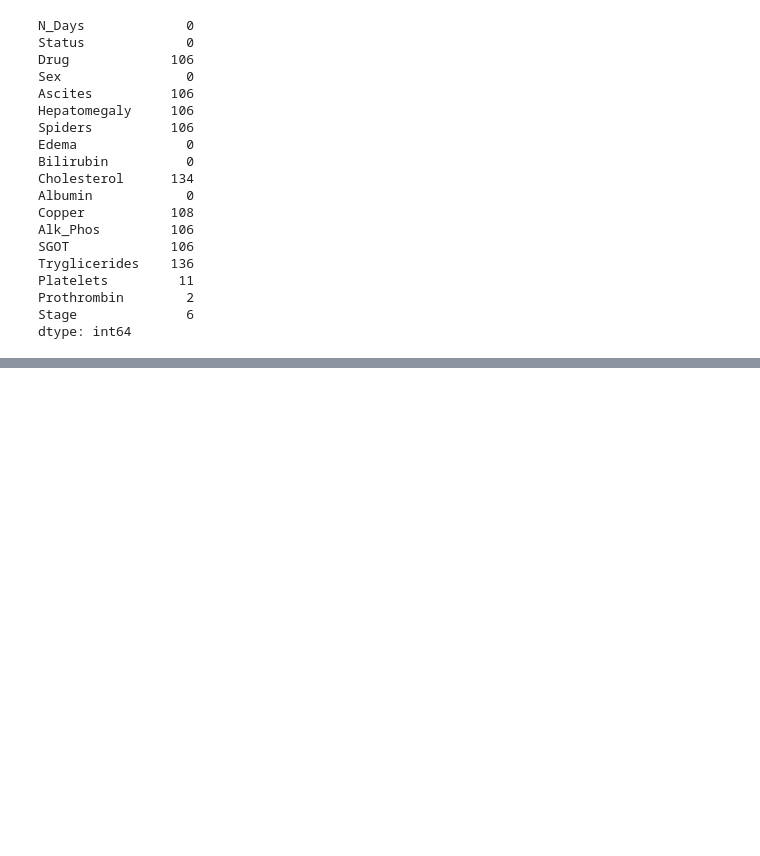
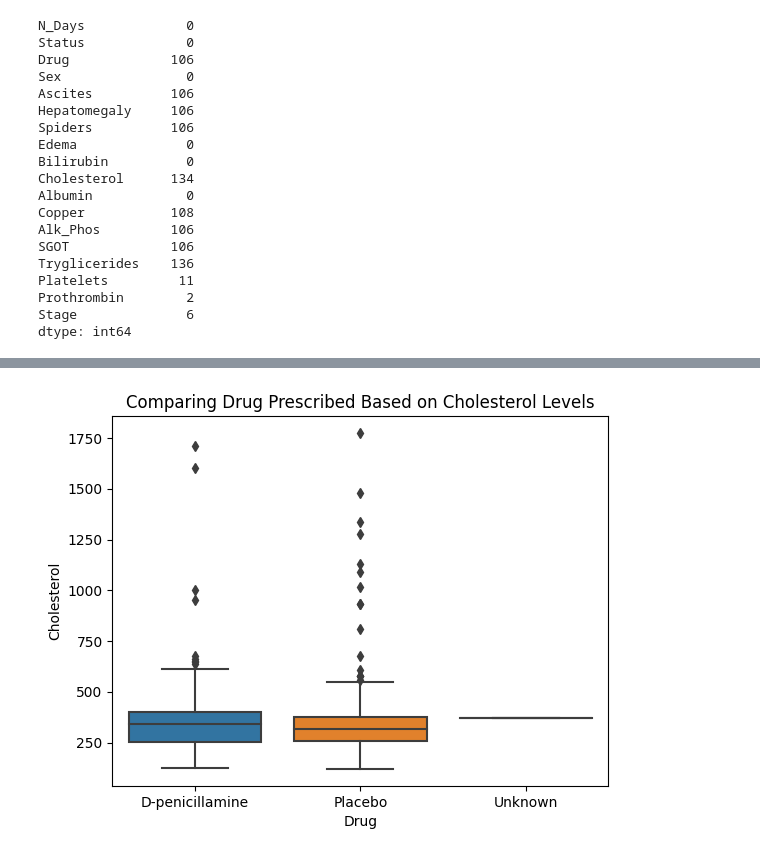
Before and after one commit to Jalicia-Harris/2-Proposed-Dateset-Options, a Jupyter notebook: Prescribed_Drugs_for_Cirrhosis_Predictions_Jalicia_Harris.ipynb, the cells around one changed output, grey strips where cells are left out. Cells and saved outputs as stored; diff of their text form; code cells hidden in the pictures; blank space fills up the shorter version.

```diff
--- a/Prescribed_Drugs_for_Cirrhosis_Predictions_Jalicia_Harris.ipynb
+++ b/Prescribed_Drugs_for_Cirrhosis_Predictions_Jalicia_Harris.ipynb
@@ -160,0 +251,6 @@ dtype: int64
+# %%
+# Create a Boxplot to view statistical summaries of various features in the dataset
+ax = sns.boxplot(x='Drug', y='Cholesterol', data=df)
+ax.set_title("Comparing Drug Prescribed Based on Cholesterol Levels");
+# %% [output]
+[figure, added]
```
Also changed, not shown: parts of 20 cells of this notebook.
